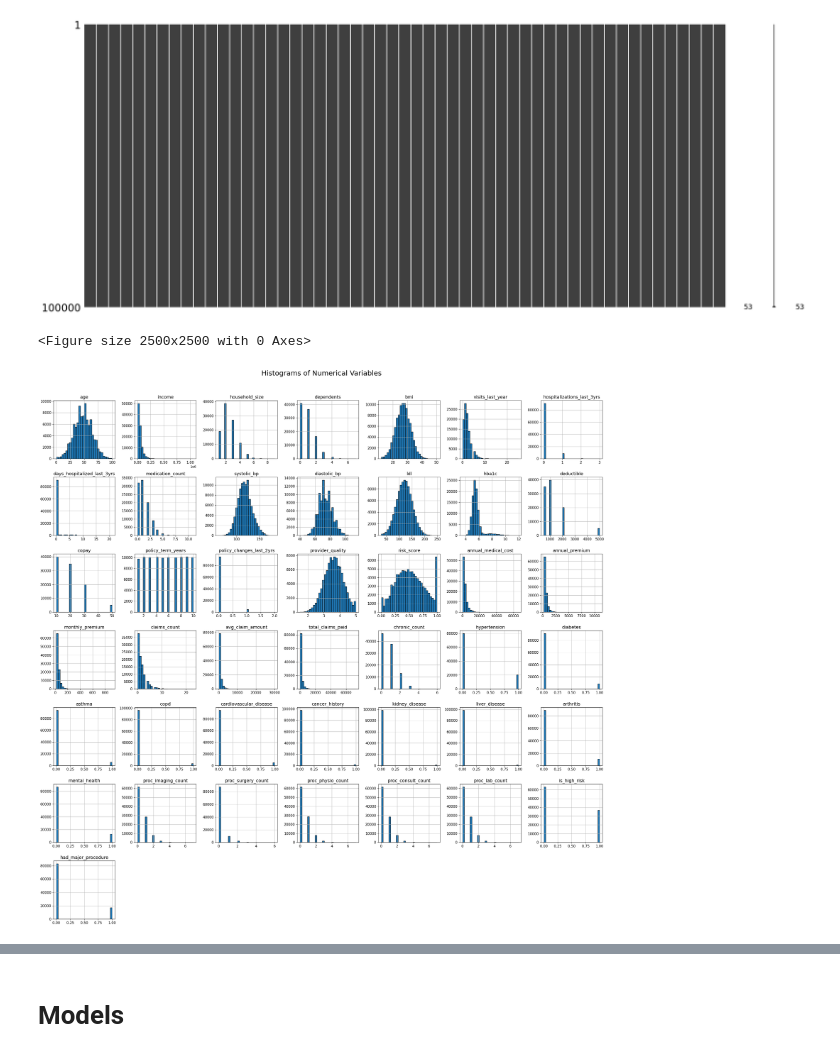
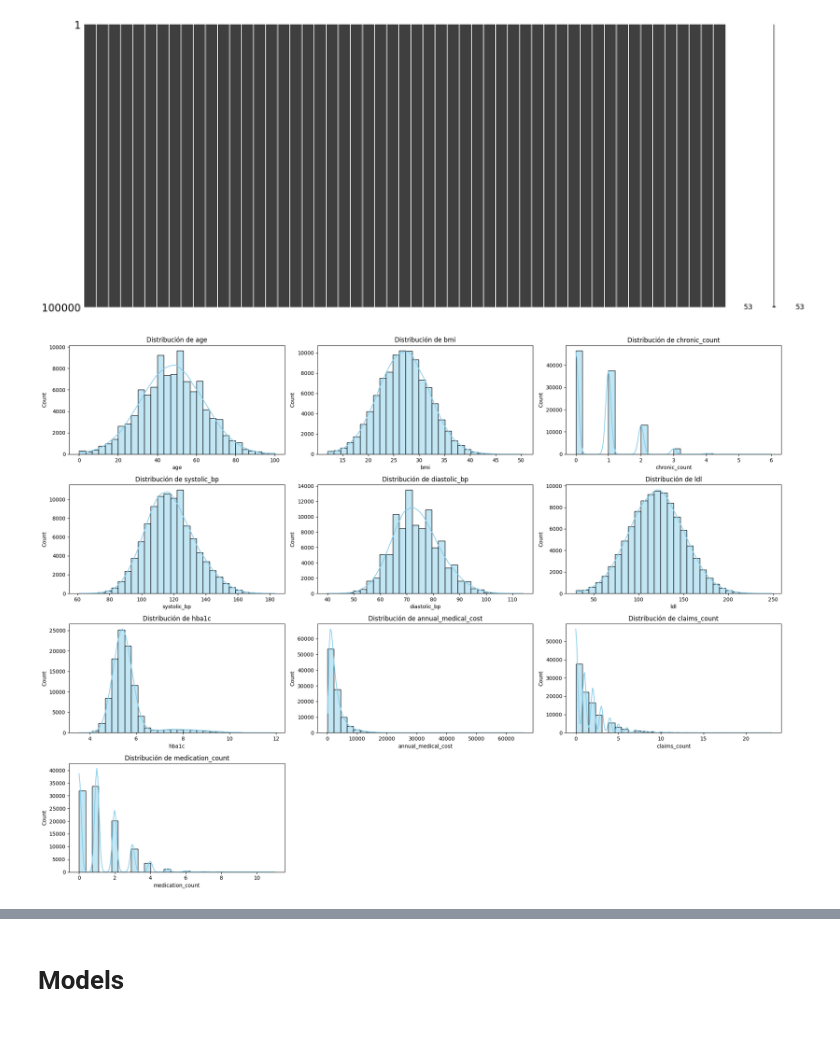
Before and after one commit to Sebasss-h/Medical-Insurance-Cost-Prediction-using-Machine-Learning, a Jupyter notebook: UE-D.ipynb, the cells around one changed output, grey strips where cells are left out. Saved outputs shown, nothing was run; the diff lists cells and outputs as text; code cells hidden in the pictures.

```diff
--- a/UE-D.ipynb
+++ b/UE-D.ipynb
@@ -1,12 +34,8 @@
 # %% [markdown]
 ## Dataset
 # %%
-# Sebastian HUARACA LAPA
-# Nicole VERZA DOS SANTOS
-
-import pandas as pd
-caminho_arquivo = r"Data/medical_insurance.csv"
-df = pd.read_csv(caminho_arquivo)
+url = "https://raw.githubusercontent.com/Sebasss-h/Medical-Insurance-Cost-Prediction-using-Machine-Learning/refs/heads/main/Data/medical_insurance.csv"
+df = pd.read_csv("Data/medical_insurance.csv")
 df
 # %% [output]
 |  | person_id | age | sex | region | urban_rural | income | education | marital_status | ... |
@@ -145,22 +168,15 @@ msno.matrix(df)
 # %% [output]
 <Axes: >
 [figure]
-# %%
-plt.figure(figsize=(25, 25))
-df[num_vars].hist(
-    bins=30,
-    figsize=(25, 25),
-    color="#1f77b4",
-    edgecolor='black'
-)
-plt.suptitle("Histograms of Numerical Variables", fontsize=22)
-
-for ax in plt.gcf().get_axes():
-    ax.title.set_fontsize(14)
-    ax.tick_params(axis='both', labelsize=11)
-
-plt.tight_layout(rect=[0, 0, 1, 0.96])
-plt.show()
-# %% [output]
-<Figure size 2500x2500 with 0 Axes>
-[figure, removed]
+# %%
+num_cols = ['age','bmi','chronic_count','systolic_bp','diastolic_bp','ldl','hba1c','annual_medical_cost','claims_count','medication_count']
+
+plt.figure(figsize=(20,15))
+for i, col in enumerate(num_cols):
+    plt.subplot(4,3,i+1)
+    sns.histplot(df[col], kde=True, bins=30, color='skyblue')
+    plt.title(f'Distribución de {col}')
+plt.tight_layout()
+plt.show()
+# %% [output]
+[figure, added]
```
Also changed, not shown: parts of 25 cells of this notebook, 1 other file.
